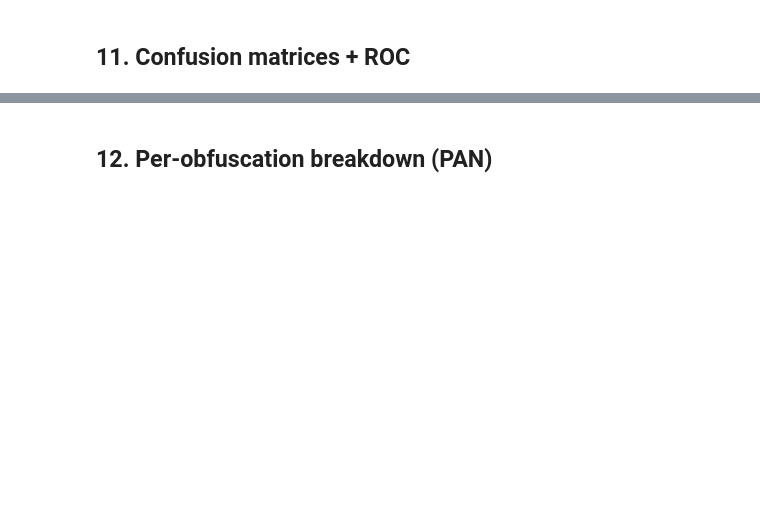
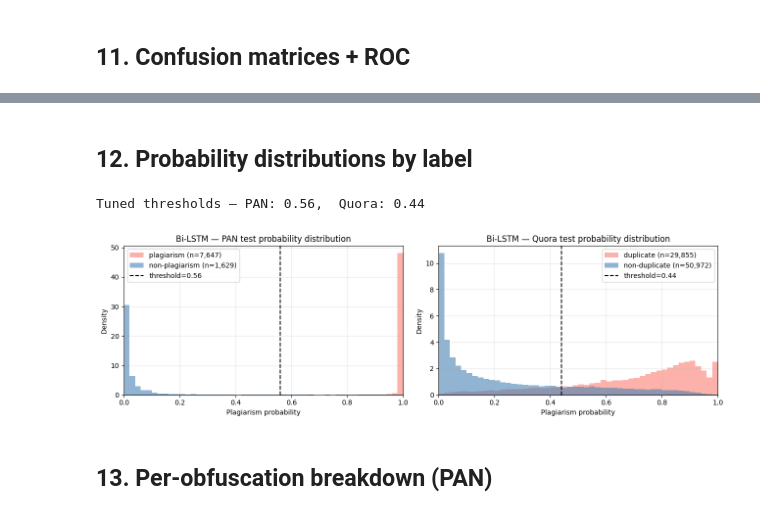
Before and after one commit to Areesha-008/plagiarism-detection, a Jupyter notebook: models/model2_bilstm.ipynb, the cells around one changed output, grey strips where cells are left out. Drawn from its saved outputs; the diff is of its cells as text; code cells hidden in the pictures; blank space fills up the shorter version.

```diff
--- a/models/model2_bilstm.ipynb
+++ b/models/model2_bilstm.ipynb
@@ -538,5 +516,72 @@ plt.show()
+# %% [markdown]
+## 12. Probability distributions by label
+# %%
+# ── Probability distribution by label ─────────────────────────────────
+# Style and colours match Model 1 (TF-IDF) and Model 3 (SBERT) plots.
+
+def best_f1_threshold(probs, labels, grid=None):
+    """Pick the decision threshold that maximises F1 on a fine grid."""
+    if grid is None:
+        grid = np.linspace(0.05, 0.95, 91)
+    best_t, best_f1 = 0.5, -1.0
+    for t in grid:
+        preds = (probs >= t).astype(int)
+        f = f1_score(labels, preds, zero_division=0)
+        if f > best_f1:
+            best_f1, best_t = f, t
+    return best_t
+
+pan_thr = best_f1_threshold(pan_probs, pan_labels)
+q_thr   = best_f1_threshold(q_probs,   q_labels)
+print(f'Tuned thresholds — PAN: {pan_thr:.2f},  Quora: {q_thr:.2f}')
+
+# Shared plot styling
+POS_COLOR = 'salmon'      # plagiarism / duplicate
+NEG_COLOR = 'steelblue'   # non-plagiarism / non-duplicate
+HIST_KW   = dict(bins=50, density=True, alpha=0.6, edgecolor='none')
+
+fig, axes = plt.subplots(1, 2, figsize=(13, 4))
+
+# ── PAN test ────────────────────────────────────────────────────────
+pos = pan_probs[pan_labels == 1]
+neg = pan_probs[pan_labels == 0]
+axes[0].hist(pos, color=POS_COLOR,
+             label=f'plagiarism (n={len(pos):,})',     **HIST_KW)
+axes[0].hist(neg, color=NEG_COLOR,
+             label=f'non-plagiarism (n={len(neg):,})', **HIST_KW)
+axes[0].axvline(pan_thr, color='black', linestyle='--', linewidth=1.5,
+                label=f'threshold={pan_thr:.2f}')
+axes[0].set_title('Bi-LSTM — PAN test probability distribution')
+axes[0].set_xlabel('Plagiarism probability')
+axes[0].set_ylabel('Density')
+axes[0].set_xlim(0, 1)
+axes[0].legend()
+axes[0].grid(alpha=0.3)
+
+# ── Quora test ──────────────────────────────────────────────────────
+pos = q_probs[q_labels == 1]
+neg = q_probs[q_labels == 0]
+axes[1].hist(pos, color=POS_COLOR,
+             label=f'duplicate (n={len(pos):,})',     **HIST_KW)
+axes[1].hist(neg, color=NEG_COLOR,
+             label=f'non-duplicate (n={len(neg):,})', **HIST_KW)
+axes[1].axvline(q_thr, color='black', linestyle='--', linewidth=1.5,
+                label=f'threshold={q_thr:.2f}')
+axes[1].set_title('Bi-LSTM — Quora test probability distribution')
+axes[1].set_xlabel('Plagiarism probability')
+axes[1].set_ylabel('Density')
+axes[1].set_xlim(0, 1)
+axes[1].legend()
+axes[1].grid(alpha=0.3)
+
+plt.tight_layout()
+plt.savefig(RESULTS_DIR / 'model2_distributions.png', dpi=120)
+plt.show()
+# %% [output]
+Tuned thresholds — PAN: 0.56,  Quora: 0.44
+[figure, added]
 # %% [markdown]
-## 12. Per-obfuscation breakdown (PAN)
+## 13. Per-obfuscation breakdown (PAN)
 # %%
 pan_aug = pan_test_pairs.copy()
 pan_aug['prob']       = pan_probs
```
Also changed, not shown: parts of 9 cells of this notebook, 4 other files.
